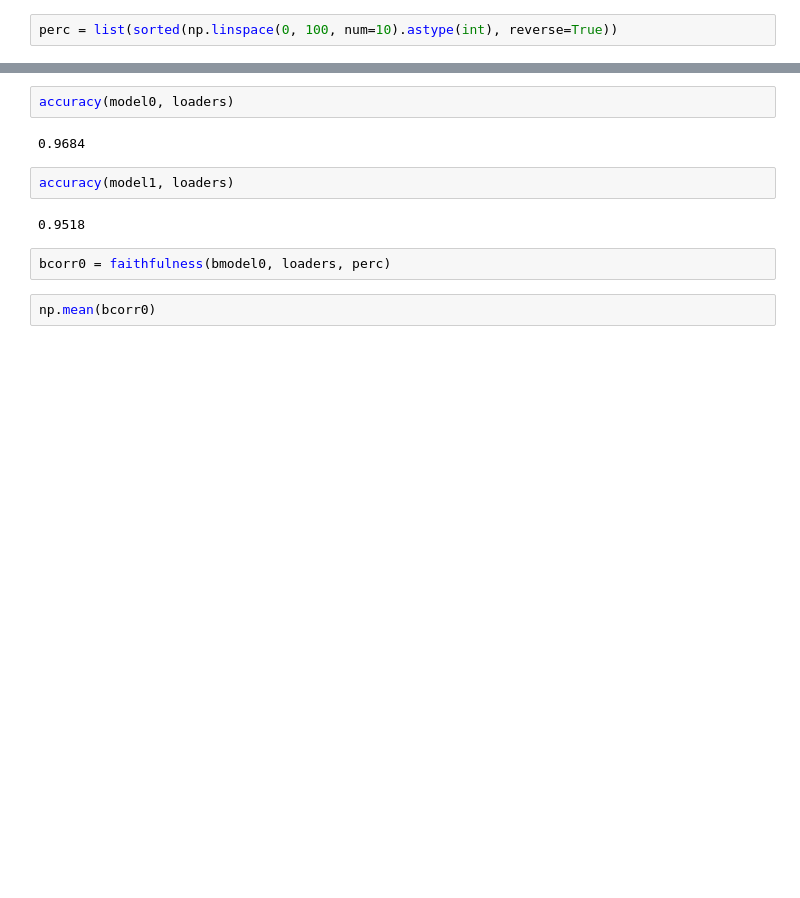
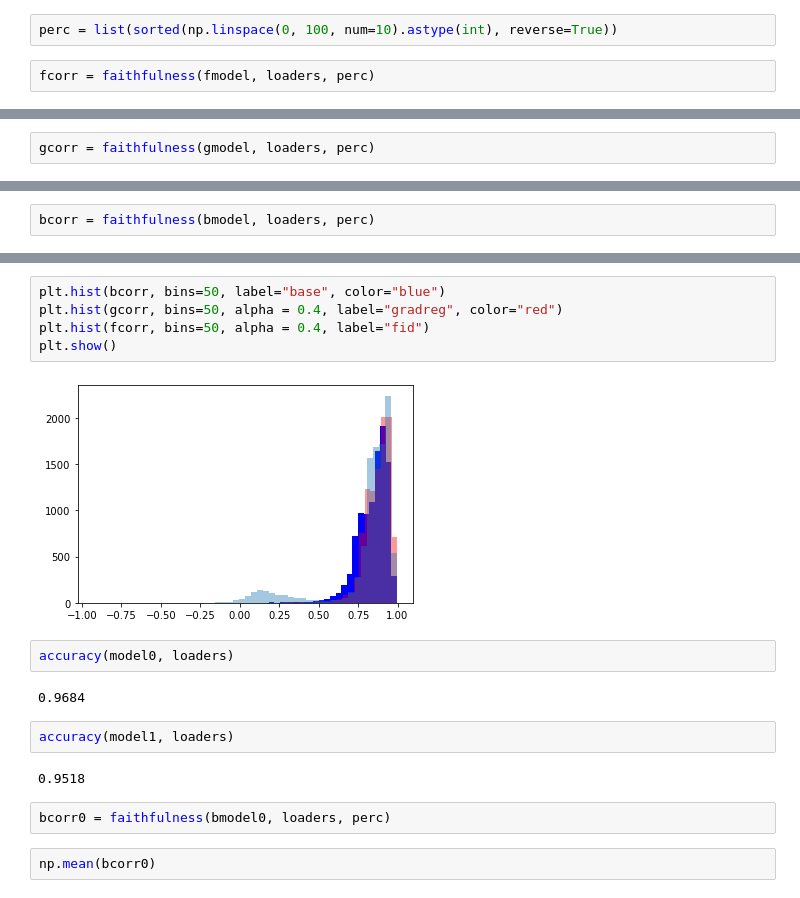
Before and after one commit to mikronco/xai-learning-constraints, a Jupyter notebook: xailoss_analysis.ipynb, the cells around one changed output, grey strips where cells are left out. Cells and saved outputs as stored; diff of their text form; blank space fills up the shorter version.

```diff
--- a/xailoss_analysis.ipynb
+++ b/xailoss_analysis.ipynb
@@ -100,2 +149,4 @@ CNN4b(
 # %%
 perc = list(sorted(np.linspace(0, 100, num=10).astype(int), reverse=True))
+# %%
+fcorr = faithfulness(fmodel, loaders, perc)
@@ -101,0 +157,2 @@ perc = list(sorted(np.linspace(0, 100, num=10).astype(int), reverse=True))
+# %%
+gcorr = faithfulness(gmodel, loaders, perc)
@@ -101,0 +163,2 @@ perc = list(sorted(np.linspace(0, 100, num=10).astype(int), reverse=True))
+# %%
+bcorr = faithfulness(bmodel, loaders, perc)
@@ -102,3 +201,10 @@ perc = list(sorted(np.linspace(0, 100, num=10).astype(int), reverse=True))
+# %%
+plt.hist(bcorr, bins=50, label="base", color="blue")
+plt.hist(gcorr, bins=50, alpha = 0.4, label="gradreg", color="red")
+plt.hist(fcorr, bins=50, alpha = 0.4, label="fid")
+plt.show()
+# %% [output]
+[figure, added]
 # %%
 accuracy(model0, loaders)
 # %% [output]
```
Also changed, not shown: parts of 17 cells of this notebook, 3 other files.
